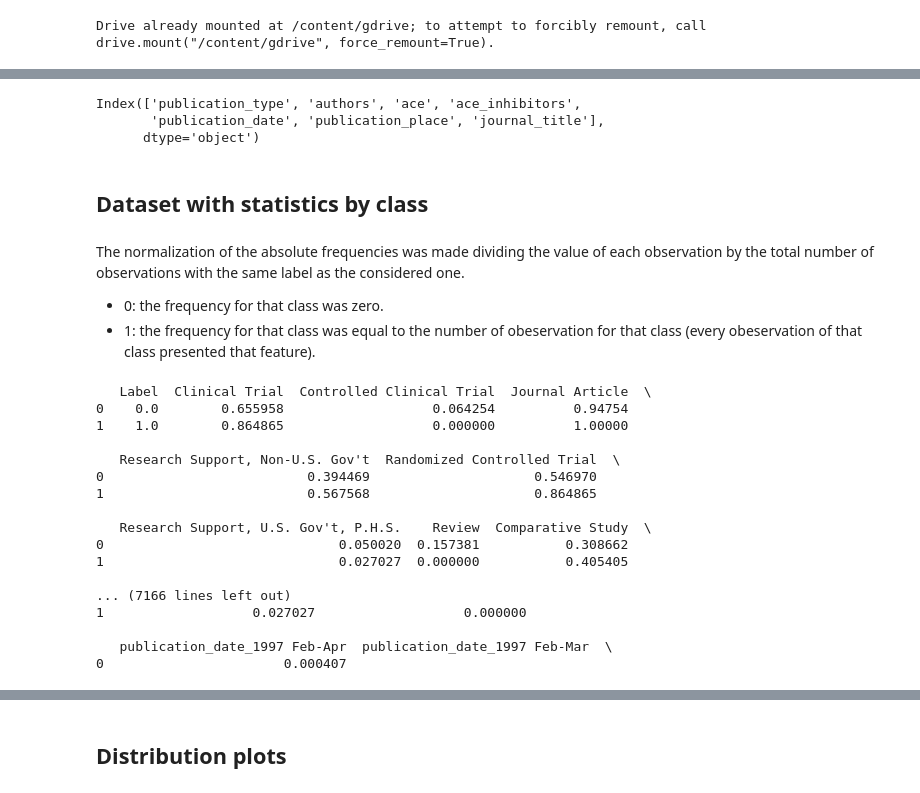
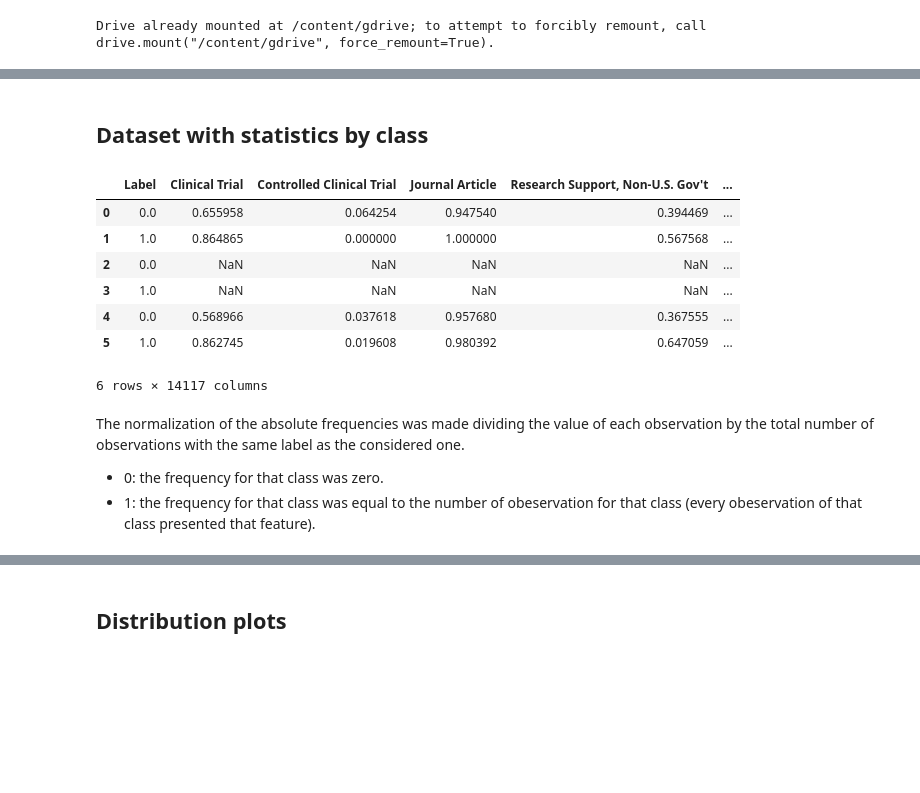
Before and after one commit to aliromagnoli/Baseline-Text-Classification, a Jupyter notebook: Dataset_statistics_by_class.ipynb, the cells around one changed output, grey strips where cells are left out. Cells and saved outputs as stored; diff of their text form; code cells hidden in the pictures; blank space fills up the shorter version.

```diff
--- a/Dataset_statistics_by_class.ipynb
+++ b/Dataset_statistics_by_class.ipynb
@@ -54,14 +130,19 @@ The imported data consists in:
 # %%
 #import of the processed dataset and the columns' names
 from_drive = True
+dataset = dict()
+path = "/content/gdrive/MyDrive/Magistrale/Stage"
 
 if from_drive == True:
   drive.mount("/content/gdrive")
-  path = "/content/gdrive/MyDrive/Magistrale/Stage"
-  data = pd.read_csv(path + "/preprocessed_dataset.csv")
+  dataset["ace"] = pd.read_csv(path + "/preprocessed_ace.csv")
+  dataset["copd"] = pd.read_csv(path + "/preprocessed_copd.csv")
+  dataset["ppi"] = pd.read_csv(path + "/preprocessed_ppi.csv")
   col_names = pd.read_csv(path + "/columns_names.csv")
 else:
-  data = pd.read_csv('/content/preprocessed_dataset.csv', )
+  dataset["ace"] = pd.read_csv(path + "/content/preprocessed_ace.csv")
+  dataset["copd"] = pd.read_csv(path + "/content/preprocessed_copd.csv")
+  dataset["ppi"] = pd.read_csv(path + "/content/preprocessed_ppi.csv")
   col_names = pd.read_csv('/content/columns_names.csv')
 # %% [output]
 Drive already mounted at /content/gdrive; to attempt to forcibly remount, call drive.mount("/content/gdrive", force_remount=True).
@@ -89,8 +149,2 @@ Index(['Unnamed: 0', 'Label', 'text', 'text_clean', 'Clinical Trial',
-# %%
-col_names.columns
-# %% [output]
-Index(['publication_type', 'authors', 'ace', 'ace_inhibitors',
-       'publication_date', 'publication_place', 'journal_title'],
-      dtype='object')
 # %% [markdown]
 ## Dataset with statistics by class
@@ -114,28 +151,43 @@ df1["Dataset"] = "Ace inhibitors"
+# %%
+data = pd.DataFrame() #dataset with the statistics by class
+plot_df = dict() #dataset rearranged for plots
+
+for i in dataset:
+
+  df = {k:None for k in ["0", "1"]}
+
+  for j in df: #crete two differente df for each label
+
+    df[j] = dataset[i].loc[dataset[i]["Label"] == int(j), ~dataset[i].columns.isin(["Unnamed: 0", "text", "text_clean"])] #removing index, text, text_clean
+    df[j] = pd.DataFrame(df[j].sum(axis=0).astype(int)).T
+    #normalization of frequency counts
+    df[j] = df[j]/ len(dataset[i][dataset[i]["Label"] == int(j)])
+    df[j]["Dataset"] = i
+
+    data = pd.concat([data, df[j]], ignore_index = True) #adding each df in the final data dataset with the statistics by class
+
+    #rearrenge the dataset in order to plot it -> creation of plot_df
+
+    df[j] = df[j].T
+    df[j]["feature"] = df[j].index
+    df[j]["label"] = j
+
+  plot_df[i] = pd.concat([df["0"], df["1"]], axis=0)
+  plot_df[i].rename(columns={0 : "value"}, inplace=True)
+  plot_df[i] = plot_df[i].reset_index(drop=True)
+  plot_df[i] = plot_df[i].loc[plot_df[i]["feature"] != "Dataset"]
+# %%
+data
+# %% [output]
+|  | Label | Clinical Trial | Controlled Clinical Trial | Journal Article | Research Support, Non-U.S. Gov't | ... |
+| 0 | 0.0 | 0.655958 | 0.064254 | 0.947540 | 0.394469 | ... |
+| 1 | 1.0 | 0.864865 | 0.000000 | 1.000000 | 0.567568 | ... |
+| 2 | 0.0 | NaN | NaN | NaN | NaN | ... |
+| 3 | 1.0 | NaN | NaN | NaN | NaN | ... |
+| 4 | 0.0 | 0.568966 | 0.037618 | 0.957680 | 0.367555 | ... |
+| 5 | 1.0 | 0.862745 | 0.019608 | 0.980392 | 0.647059 | ... |
+6 rows × 14117 columns
 # %% [markdown]
 The normalization of the absolute frequencies was made dividing the value of each observation by the total number of observations with the same label as the considered one.
 - 0: the frequency for that class was zero.
 - 1: the frequency for that class was equal to the number of obeservation for that class (every obeservation of that class presented that feature).
-# %%
-#dataset with statistics by class
-
-df = pd.concat([df0, df1], ignore_index = True)
-pd.set_option('display.max_columns', None)
-display(df.head())
-# %% [output]
-   Label  Clinical Trial  Controlled Clinical Trial  Journal Article  \
-0    0.0        0.655958                   0.064254          0.94754
-1    1.0        0.864865                   0.000000          1.00000
-
-   Research Support, Non-U.S. Gov't  Randomized Controlled Trial  \
-0                          0.394469                     0.546970
-1                          0.567568                     0.864865
-
-   Research Support, U.S. Gov't, P.H.S.    Review  Comparative Study  \
-0                              0.050020  0.157381           0.308662
-1                              0.027027  0.000000           0.405405
-
-... (7166 lines left out)
-1                   0.027027                   0.000000
-
-   publication_date_1997 Feb-Apr  publication_date_1997 Feb-Mar  \
-0                       0.000407
```
Also changed, not shown: parts of 16 cells of this notebook, 1 other file.
